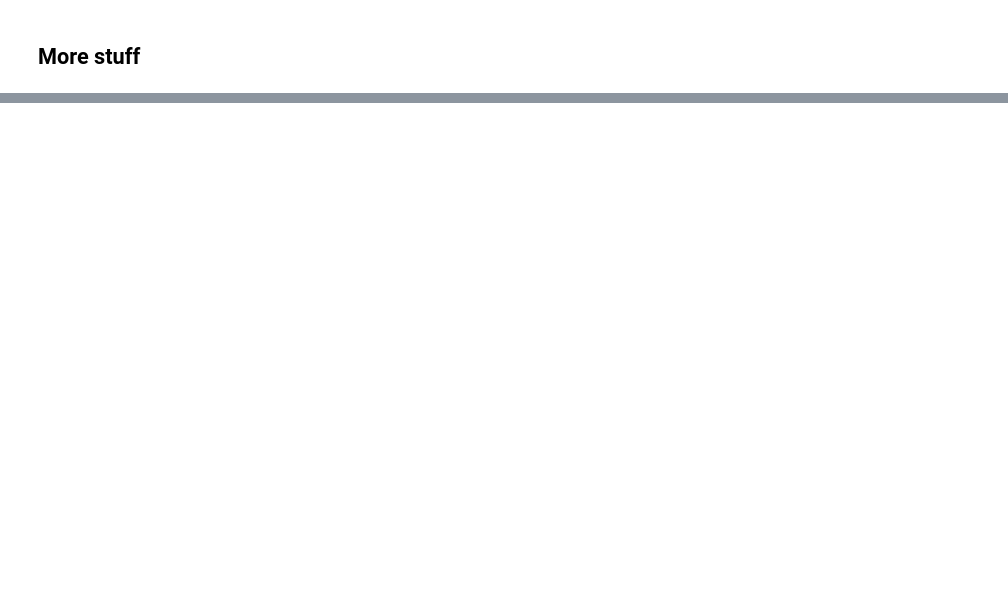
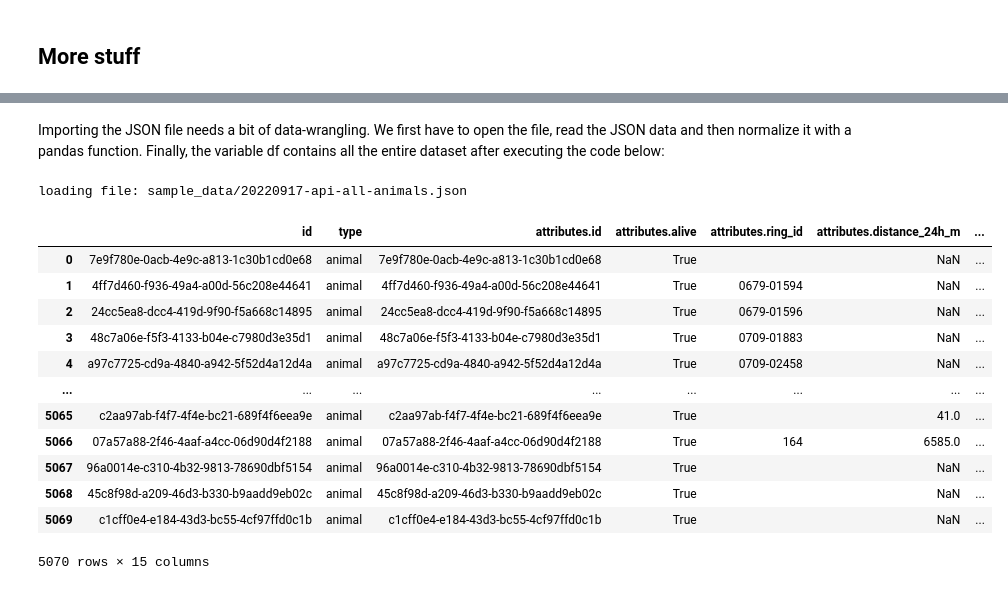
Before and after one commit to fleshgordo/cocreate22, a Jupyter notebook: 003_animaltracker.ipynb, the cells around one changed output, grey strips where cells are left out. Saved outputs shown, nothing was run; the diff lists cells and outputs as text; code cells hidden in the pictures; blank space fills up the shorter version.

```diff
--- a/003_animaltracker.ipynb
+++ b/003_animaltracker.ipynb
@@ -111,0 +223,24 @@ downloading animal tracks
+# %% [markdown]
+Importing the JSON file needs a bit of data-wrangling. We first have to open the file, read the JSON data and then normalize it with a pandas function. Finally, the variable df contains all the entire dataset after executing the code below:
+# %%
+print("loading file: " + filename)
+from pandas.io.json import json_normalize
+with open(filename) as json_data:
+    data = json.load(json_data)
+df = json_normalize(data["data"])
+df
+# %% [output]
+loading file: sample_data/20220917-api-all-animals.json
+|  | id | type | attributes.id | attributes.alive | attributes.ring_id | attributes.distance_24h_m | ... |
+| 0 | 7e9f780e-0acb-4e9c-a813-1c30b1cd0e68 | animal | 7e9f780e-0acb-4e9c-a813-1c30b1cd0e68 | True |  | NaN | ... |
+| 1 | 4ff7d460-f936-49a4-a00d-56c208e44641 | animal | 4ff7d460-f936-49a4-a00d-56c208e44641 | True | 0679-01594 | NaN | ... |
+| 2 | 24cc5ea8-dcc4-419d-9f90-f5a668c14895 | animal | 24cc5ea8-dcc4-419d-9f90-f5a668c14895 | True | 0679-01596 | NaN | ... |
+| 3 | 48c7a06e-f5f3-4133-b04e-c7980d3e35d1 | animal | 48c7a06e-f5f3-4133-b04e-c7980d3e35d1 | True | 0709-01883 | NaN | ... |
+| 4 | a97c7725-cd9a-4840-a942-5f52d4a12d4a | animal | a97c7725-cd9a-4840-a942-5f52d4a12d4a | True | 0709-02458 | NaN | ... |
+| ... | ... | ... | ... | ... | ... | ... | ... |
+| 5065 | c2aa97ab-f4f7-4f4e-bc21-689f4f6eea9e | animal | c2aa97ab-f4f7-4f4e-bc21-689f4f6eea9e | True |  | 41.0 | ... |
+| 5066 | 07a57a88-2f46-4aaf-a4cc-06d90d4f2188 | animal | 07a57a88-2f46-4aaf-a4cc-06d90d4f2188 | True | 164 | 6585.0 | ... |
+| 5067 | 96a0014e-c310-4b32-9813-78690dbf5154 | animal | 96a0014e-c310-4b32-9813-78690dbf5154 | True |  | NaN | ... |
+| 5068 | 45c8f98d-a209-46d3-b330-b9aadd9eb02c | animal | 45c8f98d-a209-46d3-b330-b9aadd9eb02c | True |  | NaN | ... |
+| 5069 | c1cff0e4-e184-43d3-bc55-4cf97ffd0c1b | animal | c1cff0e4-e184-43d3-bc55-4cf97ffd0c1b | True |  | NaN | ... |
+5070 rows × 15 columns
```
Also changed, not shown: parts of 35 cells of this notebook.
